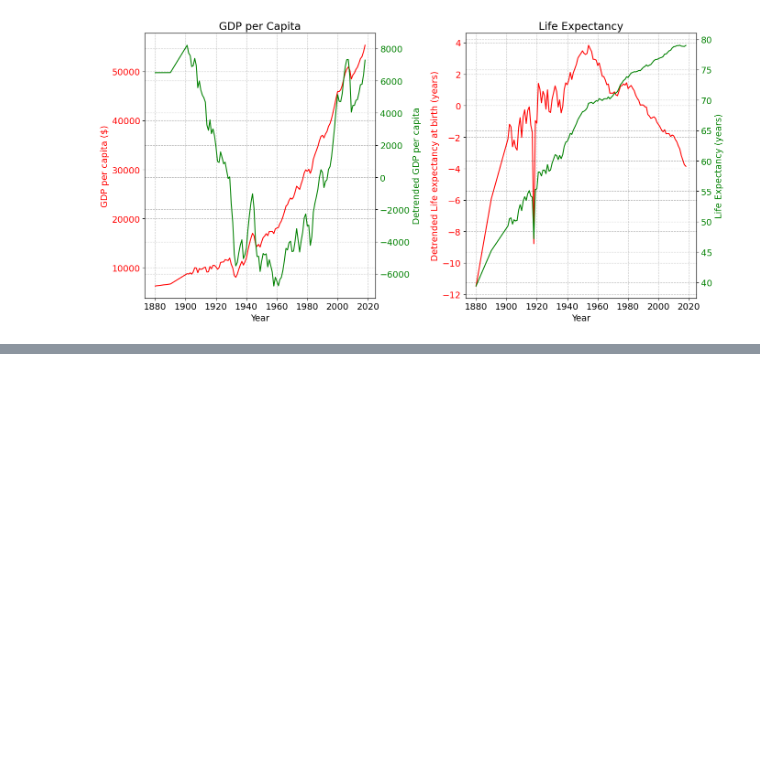
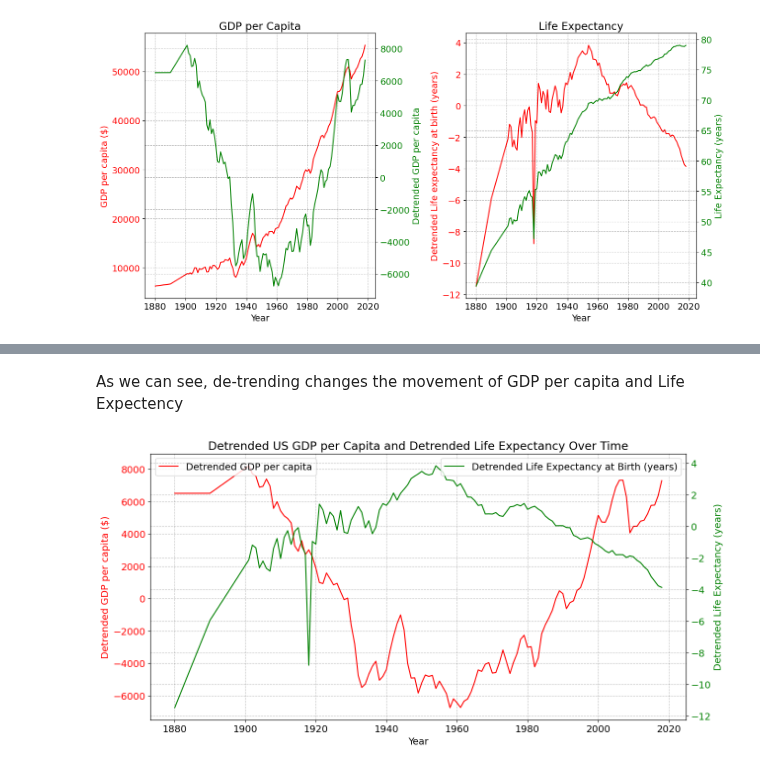
Before and after one commit to NumEconCopenhagen/projects-2024-isabel_nicole_snorri, a Jupyter notebook: dataproject/dataproject_nicsfix copy.ipynb, the cells around one changed output, grey strips where cells are left out. Drawn from its saved outputs; the diff is of its cells as text; code cells hidden in the pictures; blank space fills up the shorter version.

```diff
--- a/dataproject/dataproject_nicsfix copy.ipynb
+++ b/dataproject/dataproject_nicsfix copy.ipynb
@@ -488,0 +485,27 @@ ImportError: cannot import name 'TimeSeriesAnalyzer' from 'dataproject' (/Users/
+# %% [markdown]
+As we can see, de-trending changes the movement of GDP per capita and Life Expectency
+# %%
+# Set the figure size
+plt.figure(figsize=(14, 7))
+
+# Plot GDP per capita data with the primary y-axis (left)
+ax1 = plt.gca()  # Get the current Axes instance on the current figure matching
+ax1.plot(gdp_life_exp['Year'], gdp_life_exp['Detrended GDP per capita'], color='r', label='Detrended GDP per capita')
+ax1.set_xlabel('Year')
+ax1.set_ylabel('Detrended GDP per capita ($)', color='r')
+ax1.tick_params(axis='y', labelcolor='r')
+
+# Create a secondary y-axis (right) that shares the same x-axis for life expectancy data
+ax2 = ax1.twinx()
+ax2.plot(gdp_life_exp['Year'], gdp_life_exp['Detrended Life expectancy at birth (years)'], color='g', label='Detrended Life Expectancy at Birth (years)')
+ax2.set_ylabel('Detrended Life Expectancy (years)', color='g')
+ax2.tick_params(axis='y', labelcolor='g')
+
+# Set the title and show the plot with the legend
+plt.title('Detrended US GDP per Capita and Detrended Life Expectancy Over Time')
+ax1.legend(loc='upper left')
+ax2.legend(loc='upper right')
+
+plt.show()
+# %% [output]
+[figure, added]
```
Also changed, not shown: parts of 5 cells of this notebook, 1 other file.
